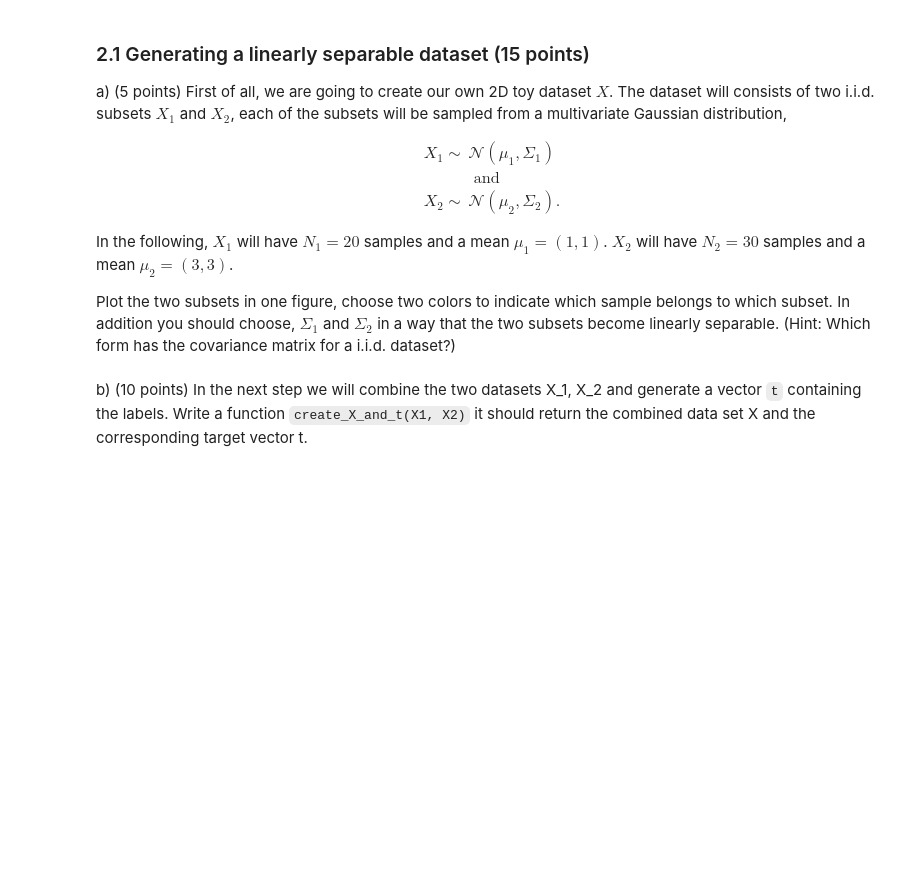
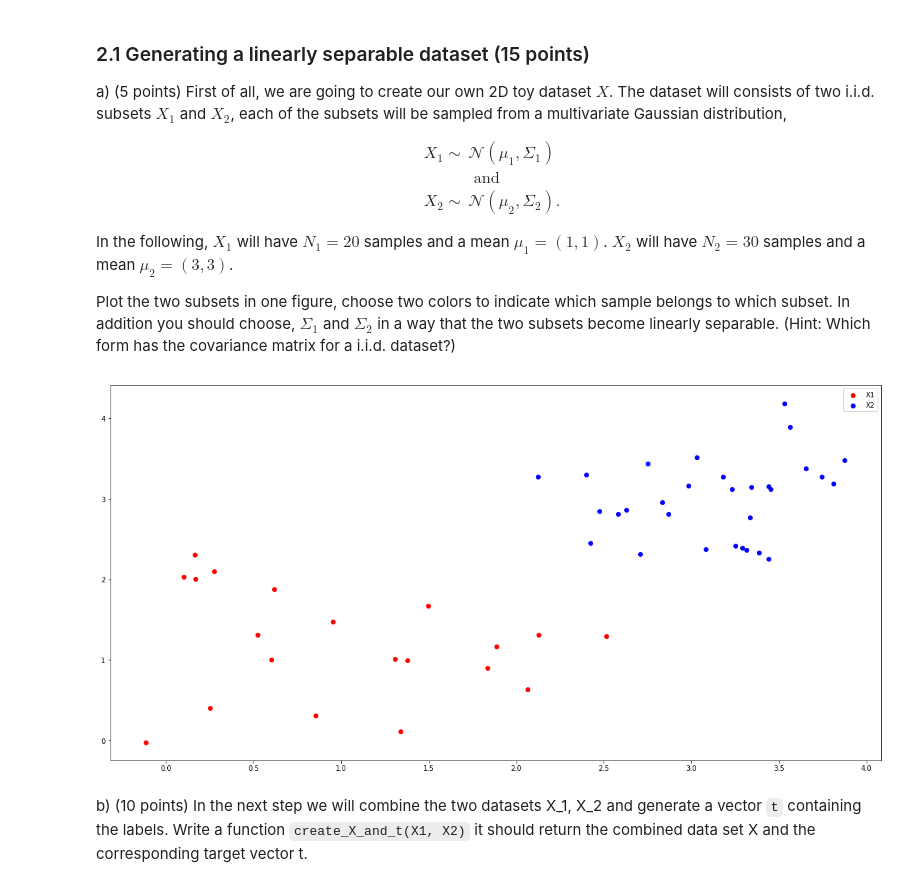
Before and after one commit to MBonnee/ML1, a Jupyter notebook: lab3/12065064_11883936_lab3.ipynb, the cells around one changed output. Saved outputs shown, nothing was run; the diff lists cells and outputs as text; code cells hidden in the pictures; blank space fills up the shorter version.

```diff
--- a/lab3/12065064_11883936_lab3.ipynb
+++ b/lab3/12065064_11883936_lab3.ipynb
@@ -343,2 +342,21 @@ raise NotImplementedError()
+# %%
+mean1 = np.array([1,1])
+mean2 = np.array([3,3])
+covar1 = np.array([ [0.5,0],[0,0.6] ])
+covar2 = np.array([ [0.4,0],[0,0.3] ])
+N1 = 20
+N2 = 30
+
+X1 = np.random.multivariate_normal(mean1, covar1, N1)
+X2 = np.random.multivariate_normal(mean2, covar2, N2)
+
+plt.figure(figsize=(20,10))
+plt.scatter(X1[:,0], X1[:,1], c='red', label='X1')
+plt.scatter(X2[:,0], X2[:,1], c='blue', label='X2')
+plt.autoscale()
+plt.legend()
+plt.show()
+# %% [output]
+[figure, added]
 # %% [markdown]
 b) (10 points) In the next step we will combine the two datasets X_1, X_2 and generate a vector `t` containing the labels. Write a function `create_X_and_t(X1, X2)` it should return the combined data set X and the corresponding target vector t.
```
Also changed, not shown: parts of 9 cells of this notebook.
